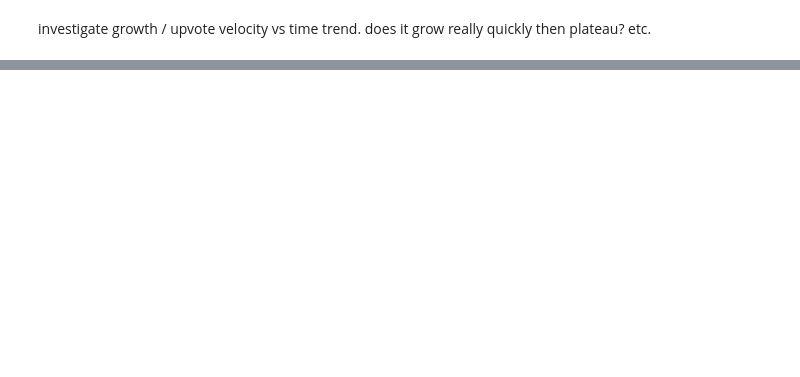
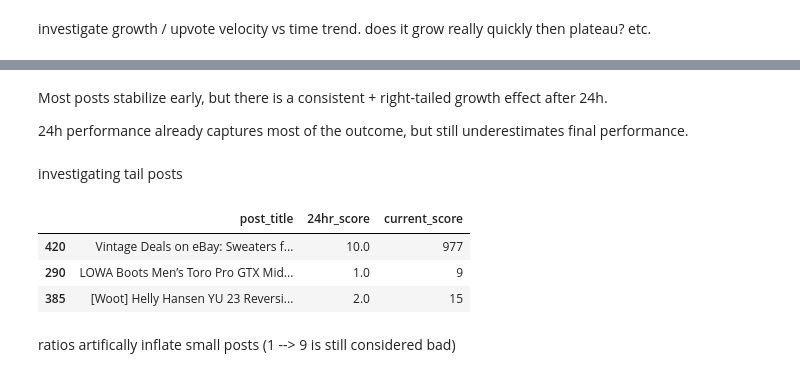
Before and after one commit to j-chowder/reddit, a Jupyter notebook: src/current_approx_24hour/initial_explore.ipynb, the cells around one changed output, grey strips where cells are left out. Cells and saved outputs as stored; diff of their text form; code cells hidden in the pictures; blank space fills up the shorter version.

```diff
--- a/src/current_approx_24hour/initial_explore.ipynb
+++ b/src/current_approx_24hour/initial_explore.ipynb
@@ -31,0 +126,8 @@ for time in [0.5, 1, 2, 5]:
+# %%
+mask_both_zero = (df["24hr_score"] == 0) & (df["current_score"] == 0)
+
+df.loc[mask_both_zero, "ratio_current_to_24h"] = 1.0
+# %%
+mask_invalid = (df["current_score"] == 0) & (df["24hr_score"] > 0)
+
+df["invalid_flag"] = mask_invalid
@@ -31,0 +158,17 @@ for time in [0.5, 1, 2, 5]:
+# %% [markdown]
+Most posts stabilize early, but there is a consistent + right-tailed growth effect after 24h.
+
+24h performance already captures most of the outcome, but still underestimates final performance.
+# %% [markdown]
+investigating tail posts
+# %%
+tail = df[df['ratio_current_to_24h'] > 1.5]
+# %%
+tail.sort_values(by='ratio_current_to_24h', ascending=False).head(3)[['post_title', '24hr_score', 'current_score']]
+# %% [output]
+|  | post_title | 24hr_score | current_score |
+| 420 | Vintage Deals on eBay: Sweaters f... | 10.0 | 977 |
+| 290 | LOWA Boots Men’s Toro Pro GTX Mid... | 1.0 | 9 |
+| 385 | [Woot] Helly Hansen YU 23 Reversi... | 2.0 | 15 |
+# %% [markdown]
+ratios artifically inflate small posts (1 --> 9 is still considered bad)
```
Also changed, not shown: parts of 23 cells of this notebook.
